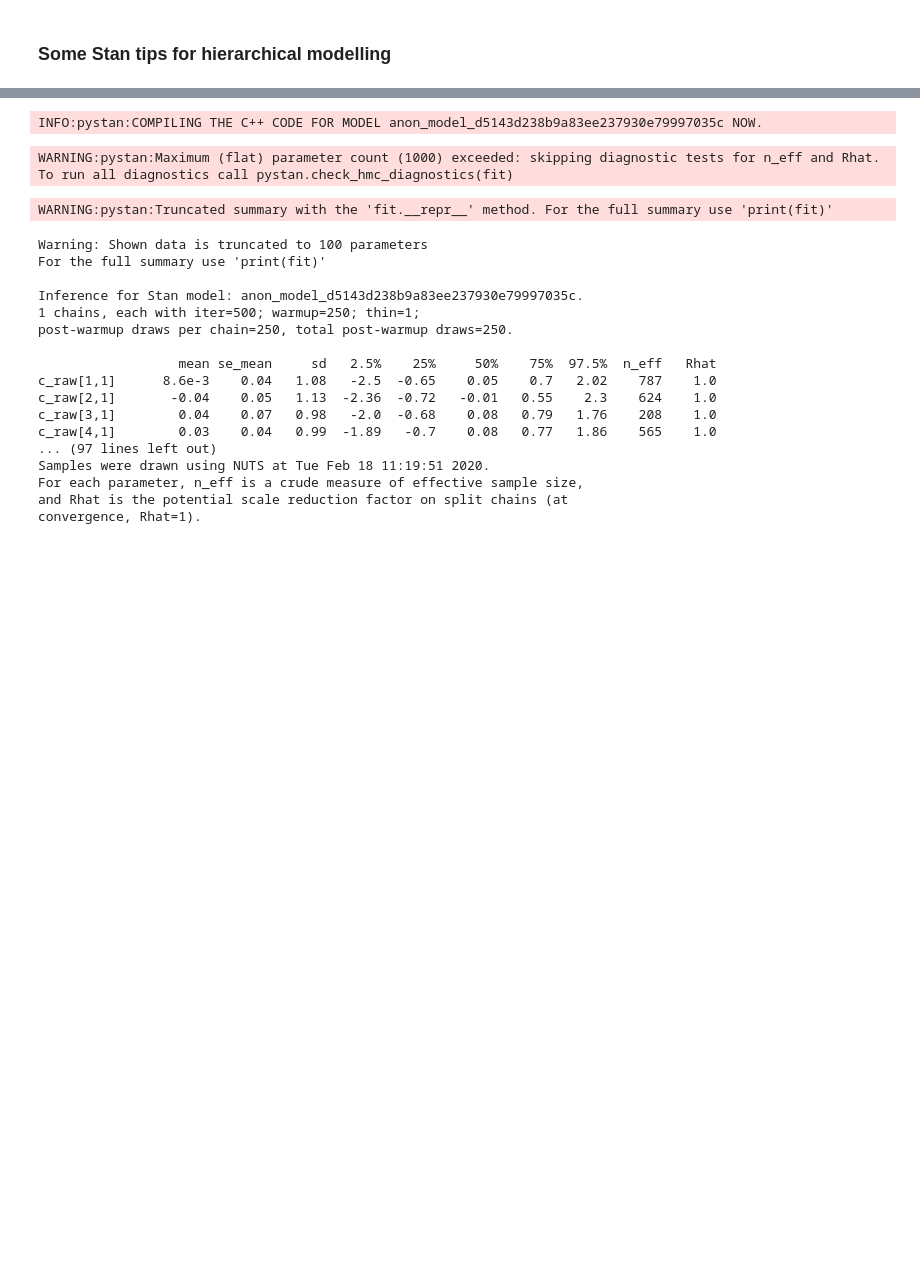
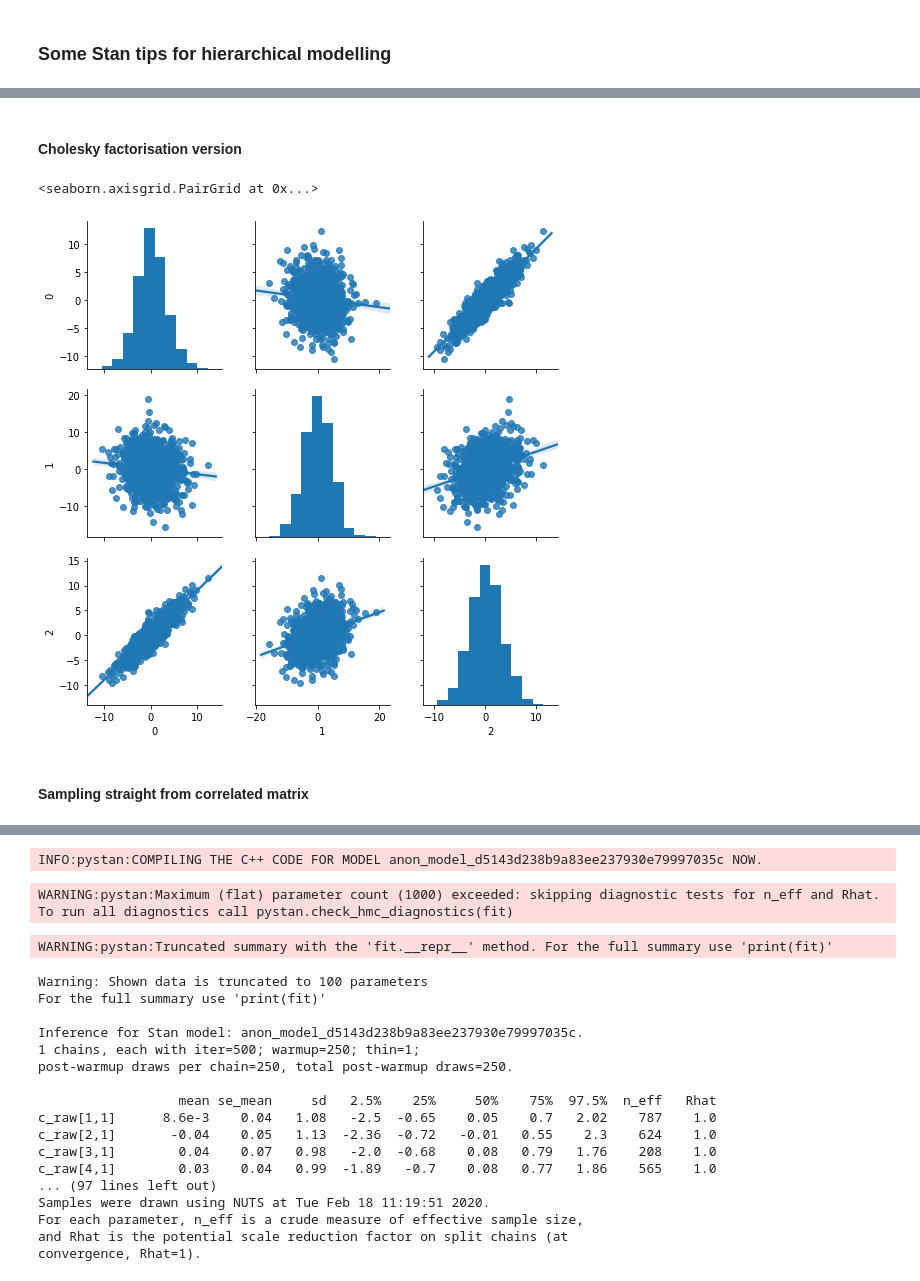
Before and after one commit to DataJavelin/MindLab_training, a Jupyter notebook: Baileys/Correlated_Hierarchical_Model_building_discount.ipynb, the cells around one changed output, grey strips where cells are left out. Drawn from its saved outputs; the diff is of its cells as text; code cells hidden in the pictures; blank space fills up the shorter version.

```diff
--- a/Baileys/Correlated_Hierarchical_Model_building_discount.ipynb
+++ b/Baileys/Correlated_Hierarchical_Model_building_discount.ipynb
@@ -166,0 +179,9 @@ There is alot more discussion on this in the [Stan manual section on multivariat
+# %%
+#specify covariance matrix
+cov = np.array([[ 10.0, -2.00,  2.00],
+                [-2.00, 20.00,  0.50],
+                [ 2.00,  0.50,  0.50]])
+# get standard deviation
+std_ = np.sqrt(np.diag(cov))
+
+corr_empirical = cov / np.outer(std_, std_)
@@ -166,0 +201,9 @@ There is alot more discussion on this in the [Stan manual section on multivariat
+# %% [markdown]
+#### Cholesky factorisation version
+# %%
+sns.pairplot(pd.DataFrame(np.dot(np.dot(L,np.diag(std_)),x_uncor).T), kind="reg")
+# %% [output]
+<seaborn.axisgrid.PairGrid at 0x...>
+[figure, added]
+# %% [markdown]
+#### Sampling straight from correlated matrix
```
Also changed, not shown: parts of 7 cells of this notebook.
